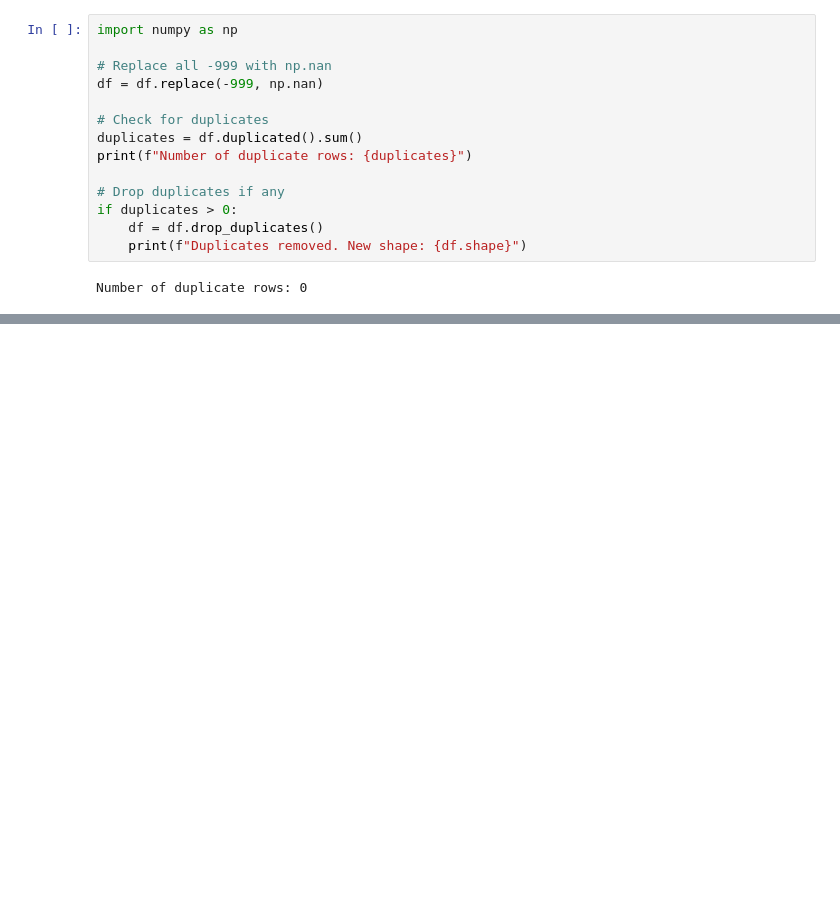
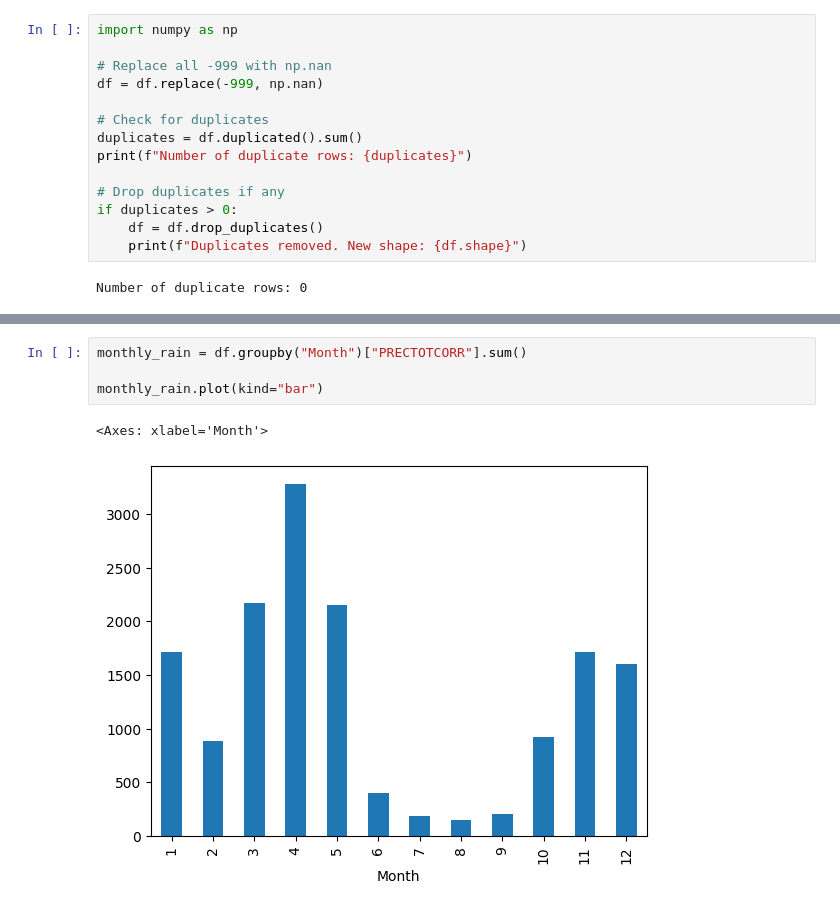
Before and after one commit to kal-endale/climate-challenge-week0, a Jupyter notebook: tanzania_eda.ipynb, the cells around one changed output, grey strips where cells are left out. Saved outputs shown, nothing was run; the diff lists cells and outputs as text; blank space fills up the shorter version.

```diff
--- a/tanzania_eda.ipynb
+++ b/tanzania_eda.ipynb
@@ -52,0 +115,7 @@ df.describe()
+# %%
+monthly_rain = df.groupby("Month")["PRECTOTCORR"].sum()
+
+monthly_rain.plot(kind="bar")
+# %% [output]
+<Axes: xlabel='Month'>
+[figure, added]
```
Also changed, not shown: parts of 9 cells of this notebook.
